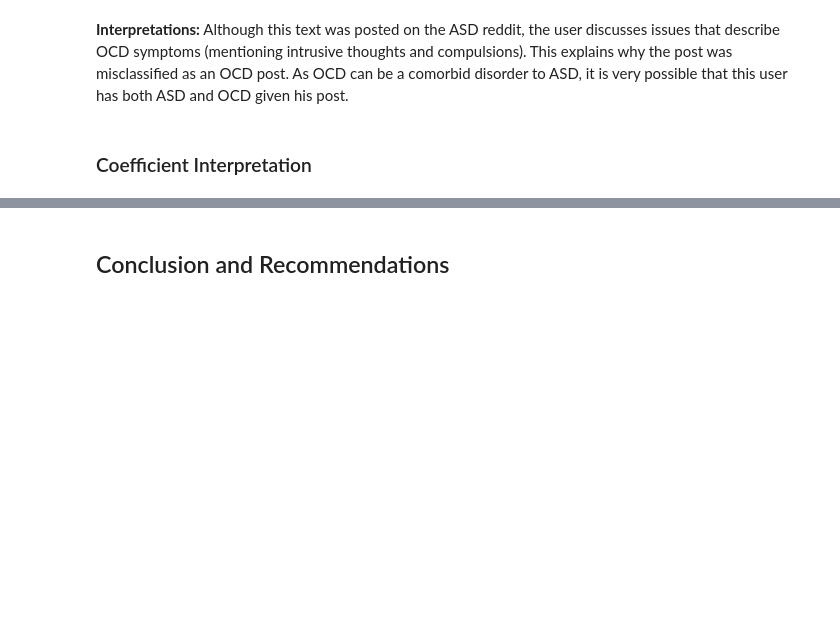
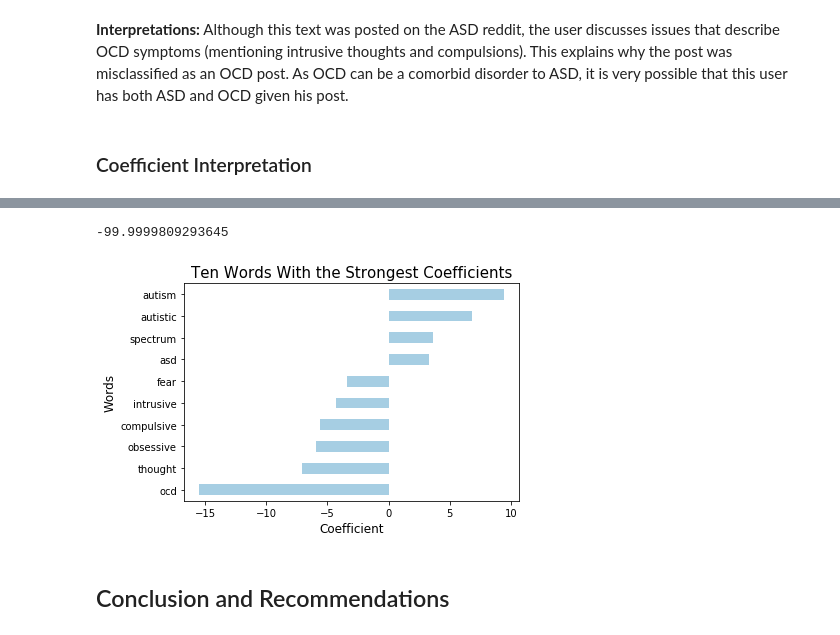
Before and after one commit to JulKelman/Classifying-Reddit-Submissions, a Jupyter notebook: Project Notebook (with stem).ipynb, the cells around one changed output, grey strips where cells are left out. Cells and saved outputs as stored; diff of their text form; code cells hidden in the pictures; blank space fills up the shorter version.

```diff
--- a/Project Notebook (with stem).ipynb
+++ b/Project Notebook (with stem).ipynb
@@ -1014,0 +1035,5 @@ data.loc[2027, 'text']
+# %%
+coefficients = pd.DataFrame(lg_tfidf.best_estimator_.steps[1][1].coef_[0],
+                           lg_tfidf.best_estimator_.steps[0][1].get_feature_names())
+coefficients.rename(columns = {0: 'coef'}, inplace=True)
+coefficients.head()
@@ -1014,0 +1077,4 @@ data.loc[2027, 'text']
+# %%
+# Filtering the
+top_coef = coefficients[(coefficients['coef'] > 3) | (coefficients['coef'] < -3.1)]
+top_coef
@@ -1014,0 +1093,3 @@ data.loc[2027, 'text']
+# %%
+top_coef['exp'] = np.exp(top_coef['coef'])
+top_coef
@@ -1015,3 +1115,17 @@ data.loc[2027, 'text']
+# %%
+(np.exp(-15.472531)-1)*100
+# %% [output]
+-99.9999809293645
+# %%
+# Visualizing the 10 strongest coefficients
+top_coef.sort_values(by='coef').plot(kind='barh', legend=None, cmap='Paired')
+plt.title('Ten Words With the Strongest Coefficients', size=15)
+plt.ylabel('Words', size=12)
+plt.xlabel('Coefficient', size=12)
+plt.yticks(np.arange(10),
+           ['ocd', 'thought', 'obsessive', 'compulsive', 'intrusive', 'fear', 'asd', 'spectrum', 'autistic', 'autism']);
+# %% [output]
+[figure, added]
 # %% [markdown]
 ## Conclusion and Recommendations
 # %% [markdown]
```
Also changed, not shown: parts of 13 cells of this notebook.
